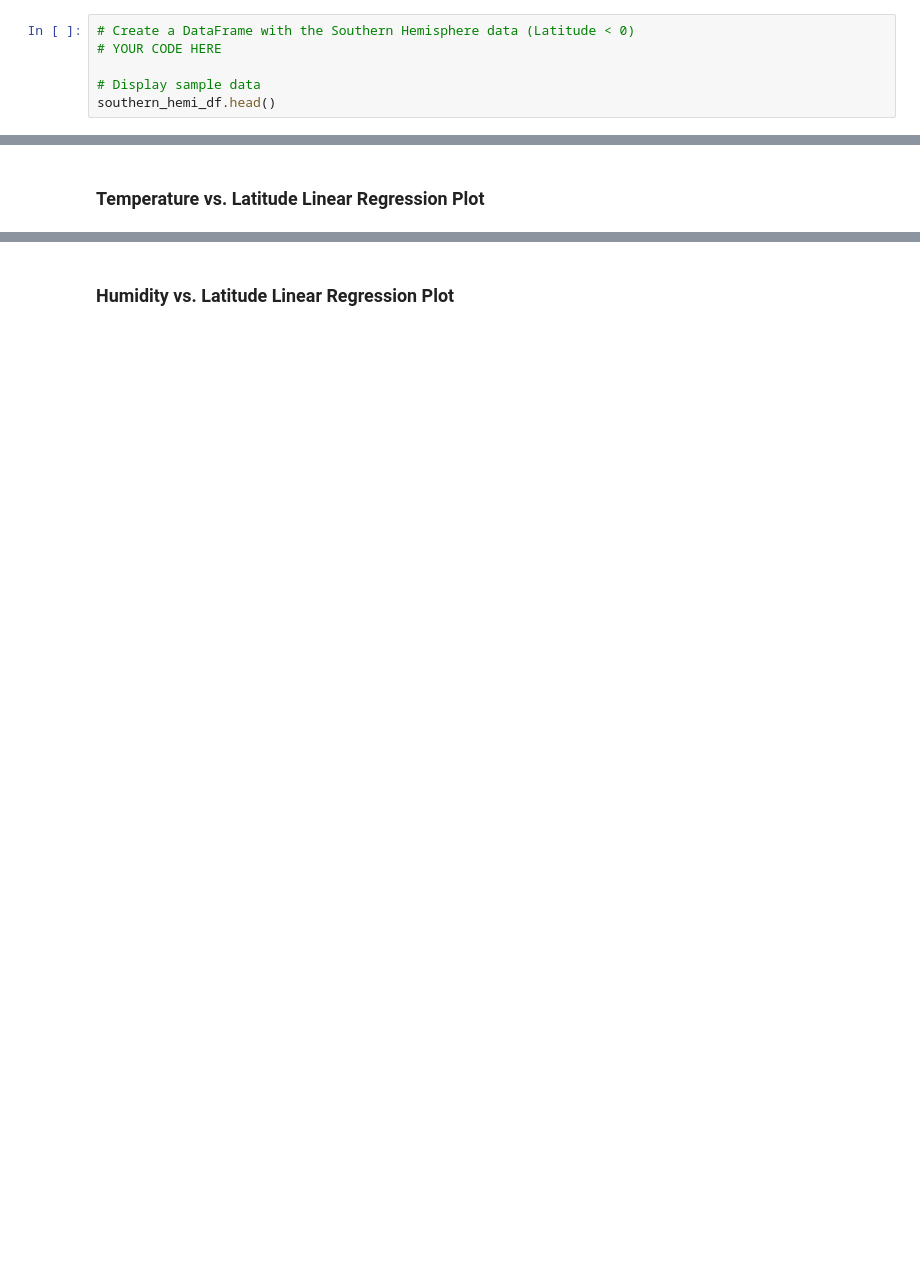
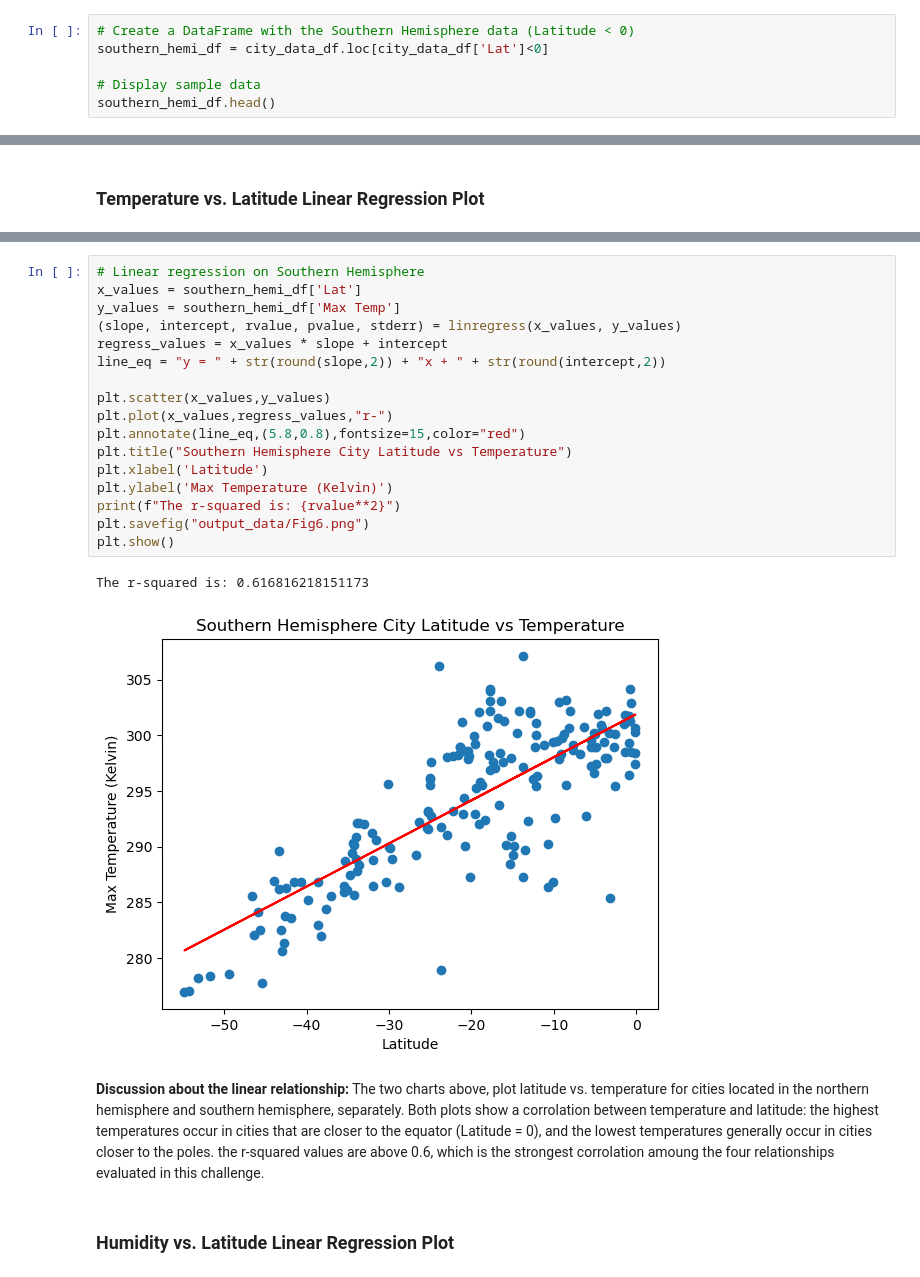
Before and after one commit to Karall0k/python-api-challenge, a Jupyter notebook: WeatherPy/WeatherPy.ipynb, the cells around one changed output, grey strips where cells are left out. Saved outputs shown, nothing was run; the diff lists cells and outputs as text; blank space fills up the shorter version.

```diff
--- a/WeatherPy/WeatherPy.ipynb
+++ b/WeatherPy/WeatherPy.ipynb
@@ -283,6 +304,6 @@ northern_hemi_df.head()
 # %%
 # Create a DataFrame with the Southern Hemisphere data (Latitude < 0)
-# YOUR CODE HERE
+southern_hemi_df = city_data_df.loc[city_data_df['Lat']<0]
 
 # Display sample data
 southern_hemi_df.head()
@@ -299,2 +340,25 @@ southern_hemi_df.head()
+# %%
+# Linear regression on Southern Hemisphere
+x_values = southern_hemi_df['Lat']
+y_values = southern_hemi_df['Max Temp']
+(slope, intercept, rvalue, pvalue, stderr) = linregress(x_values, y_values)
+regress_values = x_values * slope + intercept
+line_eq = "y = " + str(round(slope,2)) + "x + " + str(round(intercept,2))
+
+plt.scatter(x_values,y_values)
+plt.plot(x_values,regress_values,"r-")
+plt.annotate(line_eq,(5.8,0.8),fontsize=15,color="red")
+plt.title("Southern Hemisphere City Latitude vs Temperature")
+plt.xlabel('Latitude')
+plt.ylabel('Max Temperature (Kelvin)')
+print(f"The r-squared is: {rvalue**2}")
+plt.savefig("output_data/Fig6.png")
+plt.show()
+# %% [output]
+The r-squared is: 0.616816218151173
+[figure, added]
+# %% [markdown]
+**Discussion about the linear relationship:**
+The two charts above, plot latitude vs. temperature for cities located in the northern hemisphere and southern hemisphere, separately. Both plots show a corrolation between temperature and latitude: the highest temperatures occur in cities that are closer to the equator (Latitude = 0), and the lowest temperatures generally occur in cities closer to the poles. the r-squared values are above 0.6, which is the strongest corrolation amoung the four relationships evaluated in this challenge.
 # %% [markdown]
 ### Humidity vs. Latitude Linear Regression Plot
```
Also changed, not shown: parts of 28 cells of this notebook, 12 other files.
